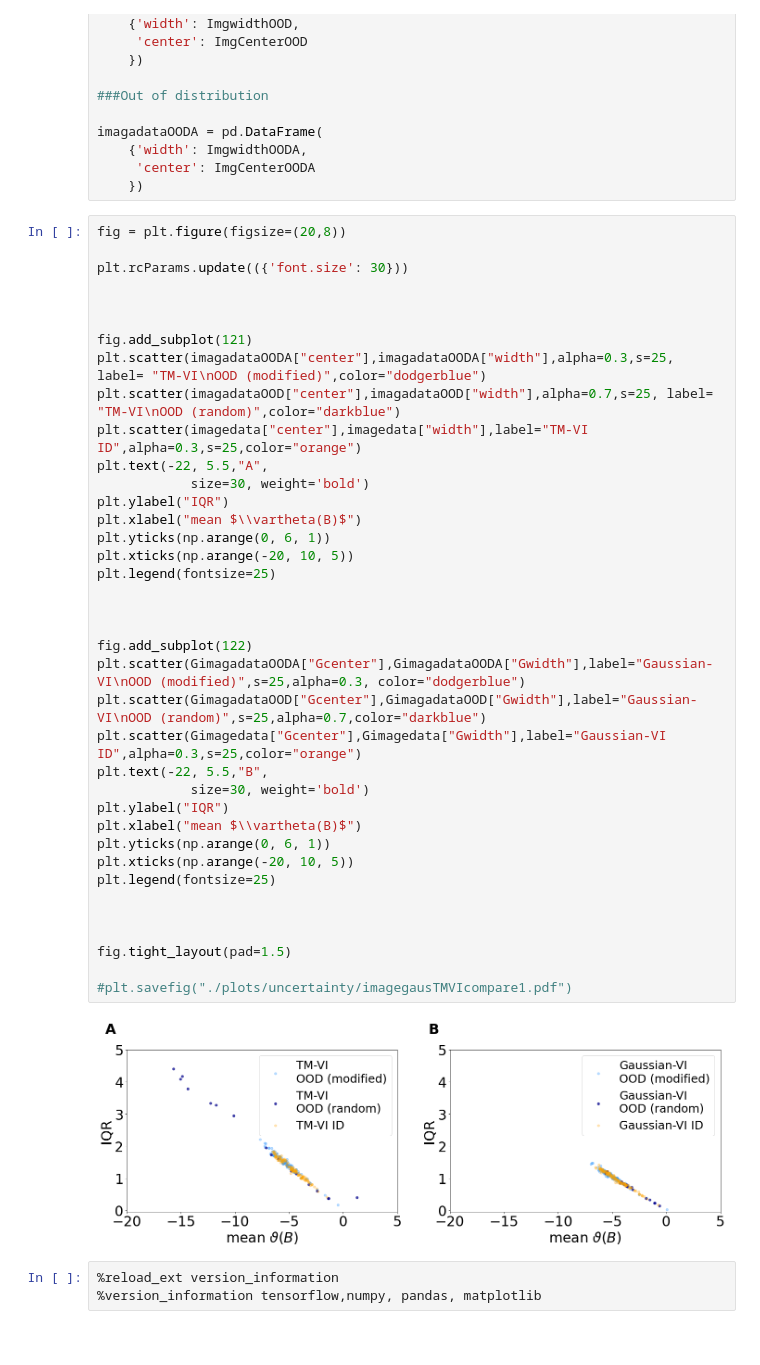
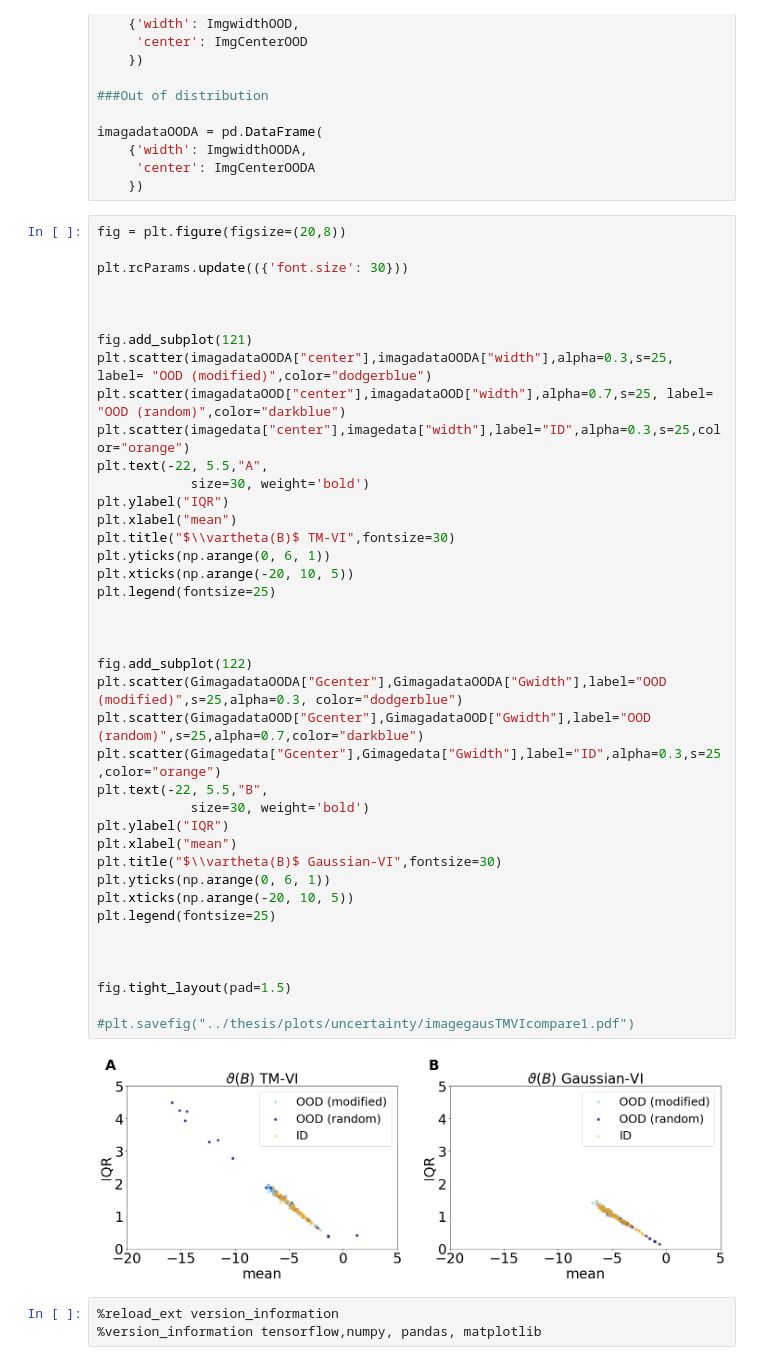
Before and after one commit to IvonneKo/Master_Thesis, a Jupyter notebook: CIb_M3.ipynb, the cells around one changed output. Drawn from its saved outputs; the diff is of its cells as text.

```diff
--- a/CIb_M3.ipynb
+++ b/CIb_M3.ipynb
@@ -635,43 +661,45 @@ imagadataOODA = pd.DataFrame(
 # %%
 fig = plt.figure(figsize=(20,8))
 
 plt.rcParams.update(({'font.size': 30}))
 
 
 
 fig.add_subplot(121)
-plt.scatter(imagadataOODA["center"],imagadataOODA["width"],alpha=0.3,s=25, label= "TM-VI\nOOD (modified)",color="dodgerblue")
-plt.scatter(imagadataOOD["center"],imagadataOOD["width"],alpha=0.7,s=25, label= "TM-VI\nOOD (random)",color="darkblue")
-plt.scatter(imagedata["center"],imagedata["width"],label="TM-VI ID",alpha=0.3,s=25,color="orange")
+plt.scatter(imagadataOODA["center"],imagadataOODA["width"],alpha=0.3,s=25, label= "OOD (modified)",color="dodgerblue")
+plt.scatter(imagadataOOD["center"],imagadataOOD["width"],alpha=0.7,s=25, label= "OOD (random)",color="darkblue")
+plt.scatter(imagedata["center"],imagedata["width"],label="ID",alpha=0.3,s=25,color="orange")
 plt.text(-22, 5.5,"A",
             size=30, weight='bold')
 plt.ylabel("IQR")
-plt.xlabel("mean $\\vartheta(B)$")
+plt.xlabel("mean")
+plt.title("$\\vartheta(B)$ TM-VI",fontsize=30)
 plt.yticks(np.arange(0, 6, 1))
 plt.xticks(np.arange(-20, 10, 5))
 plt.legend(fontsize=25)
 
 
 
 fig.add_subplot(122)
-plt.scatter(GimagadataOODA["Gcenter"],GimagadataOODA["Gwidth"],label="Gaussian-VI\nOOD (modified)",s=25,alpha=0.3, color="dodgerblue")
-plt.scatter(GimagadataOOD["Gcenter"],GimagadataOOD["Gwidth"],label="Gaussian-VI\nOOD (random)",s=25,alpha=0.7,color="darkblue")
-plt.scatter(Gimagedata["Gcenter"],Gimagedata["Gwidth"],label="Gaussian-VI ID",alpha=0.3,s=25,color="orange")
+plt.scatter(GimagadataOODA["Gcenter"],GimagadataOODA["Gwidth"],label="OOD (modified)",s=25,alpha=0.3, color="dodgerblue")
+plt.scatter(GimagadataOOD["Gcenter"],GimagadataOOD["Gwidth"],label="OOD (random)",s=25,alpha=0.7,color="darkblue")
+plt.scatter(Gimagedata["Gcenter"],Gimagedata["Gwidth"],label="ID",alpha=0.3,s=25,color="orange")
 plt.text(-22, 5.5,"B",
             size=30, weight='bold')
 plt.ylabel("IQR")
-plt.xlabel("mean $\\vartheta(B)$")
+plt.xlabel("mean")
+plt.title("$\\vartheta(B)$ Gaussian-VI",fontsize=30)
 plt.yticks(np.arange(0, 6, 1))
 plt.xticks(np.arange(-20, 10, 5))
 plt.legend(fontsize=25)
 
 
 
 fig.tight_layout(pad=1.5)
 
-#plt.savefig("./plots/uncertainty/imagegausTMVIcompare1.pdf")
+#plt.savefig("../thesis/plots/uncertainty/imagegausTMVIcompare1.pdf")
 # %% [output]
-[figure, old version]
+[figure, new version]
 # %%
 %reload_ext version_information
 %version_information tensorflow,numpy, pandas, matplotlib
```
Also changed, not shown: parts of 3 cells of this notebook, 3 other files.
